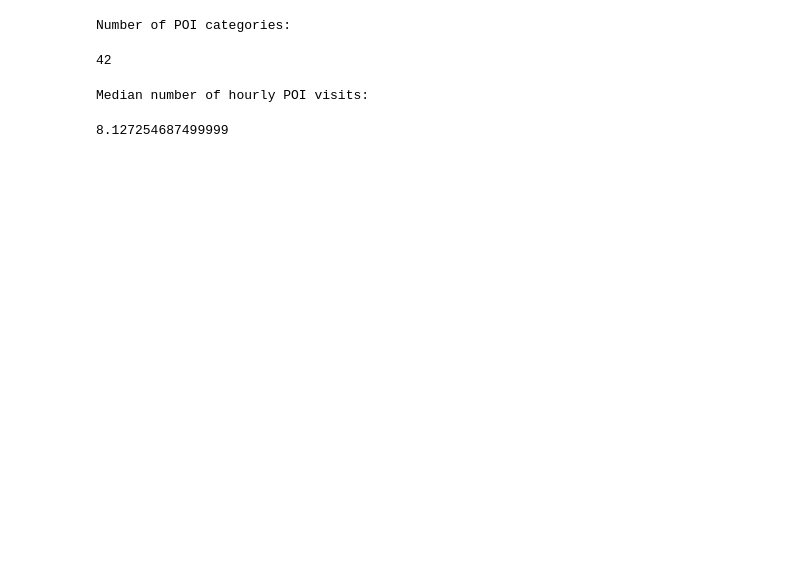
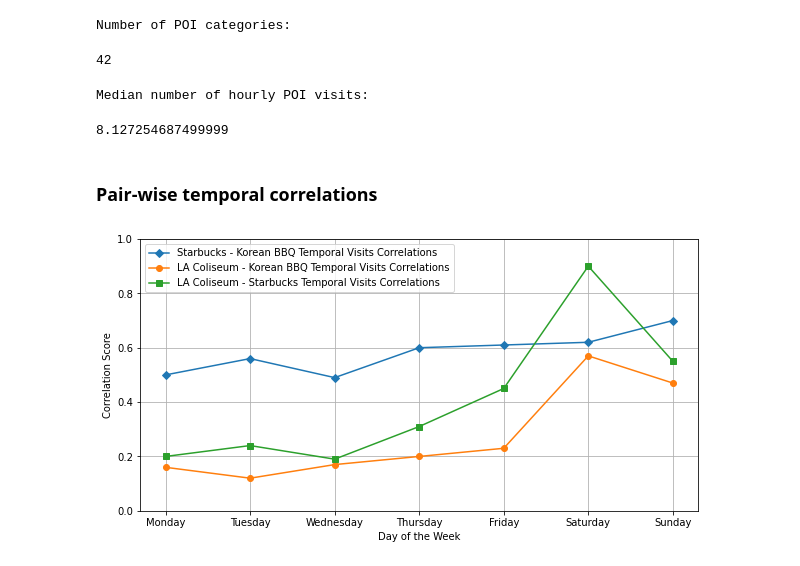
Before and after one commit to USC-InfoLab/busyness-graph-neural-network, a Jupyter notebook: busyness_graph/ipynb/paper-dataset-info.ipynb, the cells around one changed output. Cells and saved outputs as stored; diff of their text form; code cells hidden in the pictures; blank space fills up the shorter version.

```diff
--- a/busyness_graph/ipynb/paper-dataset-info.ipynb
+++ b/busyness_graph/ipynb/paper-dataset-info.ipynb
@@ -250,3 +250,15 @@ sa_df['visits_by_each_hour'].apply(lambda x: np.array(x).mean()).mean()
 # %% [output]
 Median number of hourly POI visits:
 8.127254687499999
+# %% [markdown]
+### Pair-wise temporal correlations
+# %%
+x_axis = ['Monday', 'Tuesday', 'Wednesday', 'Thursday', 'Friday', 'Saturday', 'Sunday']
+x_label = 'Day of the Week'
+y_label = 'Correlation Score'
+legends = ['LA Coliseum - Starbucks Temporal Visits Correlations',
+            'LA Coliseum - Korean BBQ Temporal Visits Correlations',
+            'Starbucks - Korean BBQ Temporal Visits Correlations']
+star_kor_corr = [0.5, 0.56, 0.49, 0.6, 0.61, 0.62, 0.70]
+lacol_star_corr = [0.2, 0.24, 0.19, 0.31, 0.45, 0.90, 0.55]
+lacol_kor_corr = [0.16, 0.12, 0.17, 0.20, 0.23, 0.57, 0.47]
@@ -252,0 +267,13 @@ Median number of hourly POI visits:
+# %%
+fig, ax = plt.subplots(figsize=(10, 5))
+ax.plot(x_axis, star_kor_corr, '-D', label=legends[2])
+ax.plot(x_axis, lacol_kor_corr, '-o', label=legends[1])
+ax.plot(x_axis, lacol_star_corr, '-s', label=legends[0])
+ax.set_ylim(0, 1)
+ax.set_ylabel(y_label)
+ax.set_xlabel(x_label)
+ax.legend()
+ax.grid()
+plt.savefig('temp_corrs.png', transparent=True)
+# %% [output]
+[figure, added]
```
Also changed, not shown: parts of 1 cell of this notebook, 12 other files.
